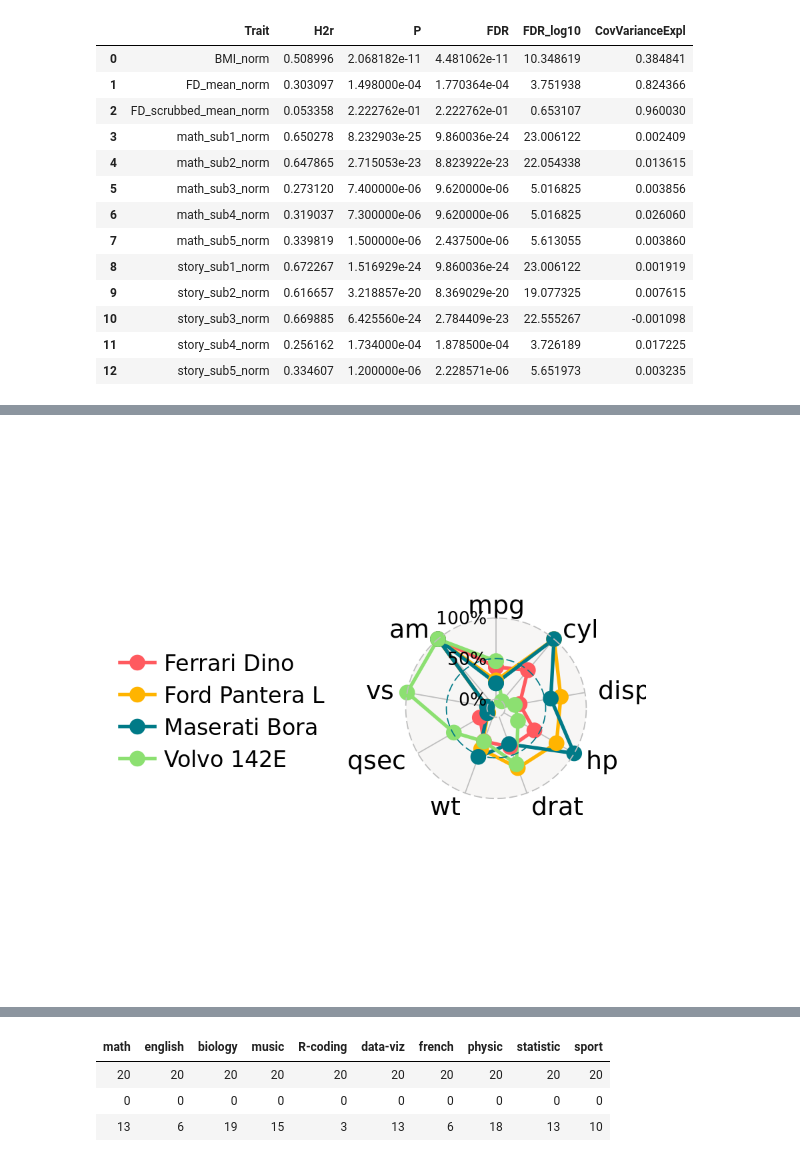
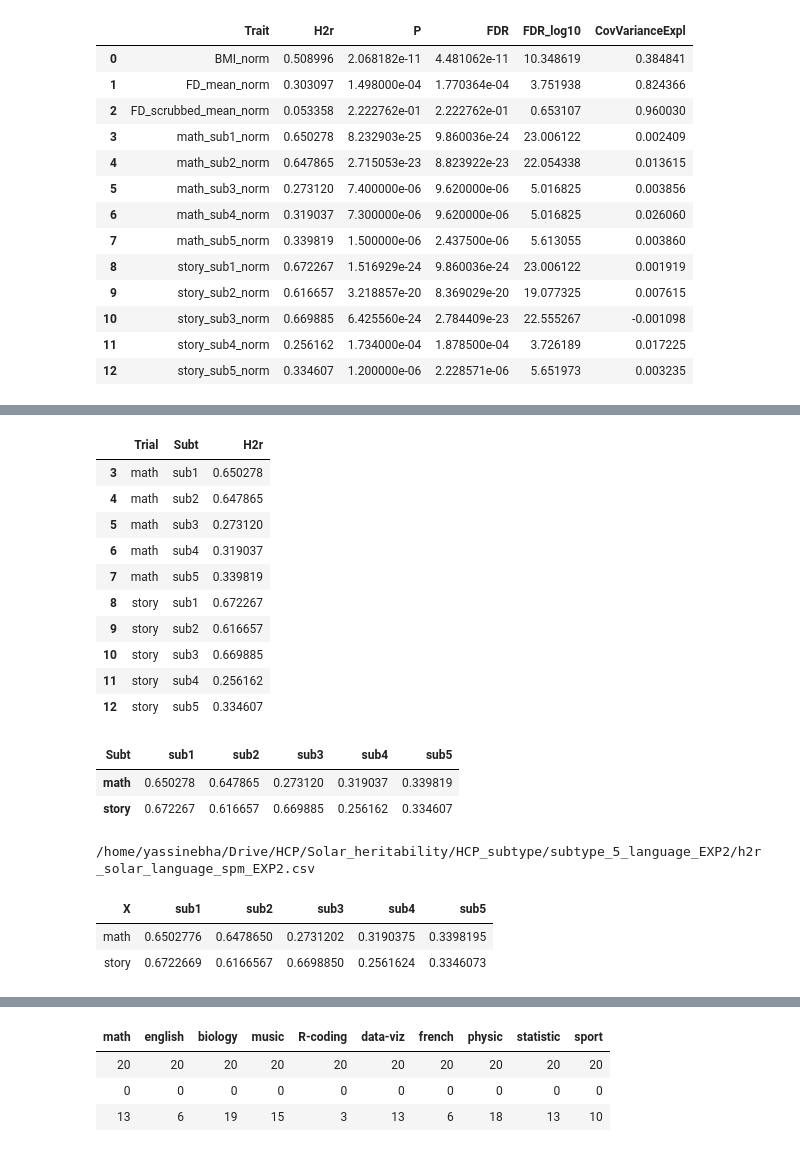
Before and after one commit to SIMEXP/hcp, a Jupyter notebook: hcp_solar_heritability_subtype_language_Exp2.ipynb, the cells around one changed output, grey strips where cells are left out. Saved outputs shown, nothing was run; the diff lists cells and outputs as text; code cells hidden in the pictures.

```diff
--- a/hcp_solar_heritability_subtype_language_Exp2.ipynb
+++ b/hcp_solar_heritability_subtype_language_Exp2.ipynb
@@ -484,0 +481,6 @@ out_herit_df[out_herit_df.Trait.str[0:3]=='math']
+# %%
+out_herit_df_math = out_herit_df[['Trait','H2r']][out_herit_df.Trait.str[0:4] == 'math']
+out_herit_df_story = out_herit_df[['Trait','H2r']][out_herit_df.Trait.str[0:5] == 'story']
+
+display(out_herit_df_math)
+out_herit_df_story
@@ -484,0 +500,8 @@ out_herit_df[out_herit_df.Trait.str[0:3]=='math']
+# %%
+# format math
+column_net = [row['Trait'].split('_')[0].strip() for ind,row in out_herit_df_math[['Trait']].iterrows()]
+out_herit_df_math.loc[:,'Trial'] = column_net
+column_subt = [row['Trait'].split('_')[1].strip() for ind,row in out_herit_df_math[['Trait']].iterrows()]
+out_herit_df_math.loc[:,'Subt'] = column_subt
+out_herit_df_math_select = out_herit_df_math[['Trial','Subt','H2r']]
+out_herit_df_math_select
@@ -484,0 +515,8 @@ out_herit_df[out_herit_df.Trait.str[0:3]=='math']
+# %%
+# Format story
+column_net = [row['Trait'].split('_')[0].strip() for ind,row in out_herit_df_story[['Trait']].iterrows()]
+out_herit_df_story.loc[:,'Trial'] = column_net
+column_subt = [row['Trait'].split('_')[1].strip() for ind,row in out_herit_df_story[['Trait']].iterrows()]
+out_herit_df_story.loc[:,'Subt'] = column_subt
+out_herit_df_story_select = out_herit_df_story[['Trial','Subt','H2r']]
+out_herit_df_story_select
@@ -485,2 +530,31 @@ out_herit_df[out_herit_df.Trait.str[0:3]=='math']
+# %%
+# append math and story
+out_herit_df_tmp = out_herit_df_math_select.append(out_herit_df_story_select)
+out_herit_df_tmp
+# %% [output]
+|  | Trial | Subt | H2r |
+| 3 | math | sub1 | 0.650278 |
+| 4 | math | sub2 | 0.647865 |
+| 5 | math | sub3 | 0.273120 |
+| 6 | math | sub4 | 0.319037 |
+| 7 | math | sub5 | 0.339819 |
+| 8 | story | sub1 | 0.672267 |
+| 9 | story | sub2 | 0.616657 |
+| 10 | story | sub3 | 0.669885 |
+| 11 | story | sub4 | 0.256162 |
+| 12 | story | sub5 | 0.334607 |
+# %%
+# pivot table
+out_herit_df_final = out_herit_df_tmp.pivot(index='Trial',columns='Subt',values='H2r')
+out_herit_df_final.index.name=None
+out_herit_df_final
+# %% [output]
+| Subt | sub1 | sub2 | sub3 | sub4 | sub5 |
+| math | 0.650278 | 0.647865 | 0.273120 | 0.319037 | 0.339819 |
+| story | 0.672267 | 0.616657 | 0.669885 | 0.256162 | 0.334607 |
 # %%
-out_herit_df.to_csv(os.path.join(out_path,solar_out,h2r_out_file),index=False)
+# save to csv
+out_herit_df_final.to_csv(os.path.join(out_path,solar_out,h2r_out_file))
+print(os.path.join(out_path,solar_out,h2r_out_file))
+# %% [output]
+/home/yassinebha/Drive/HCP/Solar_heritability/HCP_subtype/subtype_5_language_EXP2/h2r_solar_language_spm_EXP2.csv
@@ -489,13 +566,10 @@ out_herit_df.to_csv(os.path.join(out_path,solar_out,h2r_out_file),index=False)
+# %%
+MyData
+# %% [output]
+| X | sub1 | sub2 | sub3 | sub4 | sub5 |
+| math | 0.6502776 | 0.6478650 | 0.2731202 | 0.3190375 | 0.3398195 |
+| story | 0.6722669 | 0.6166567 | 0.6698850 | 0.2561624 | 0.3346073 |
 # %%
 library(ggradar)
 suppressPackageStartupMessages(library(dplyr))
 library(scales)
-
-mtcars %>%
-     tibble::rownames_to_column( var = "group" ) %>%
-     mutate_each(funs(rescale), -group) %>%
-     tail(4) %>% select(1:10) -> mtcars_radar
-
-ggradar(mtcars_radar)
-# %% [output]
-[figure, removed]
```
Also changed, not shown: parts of 13 cells of this notebook.
